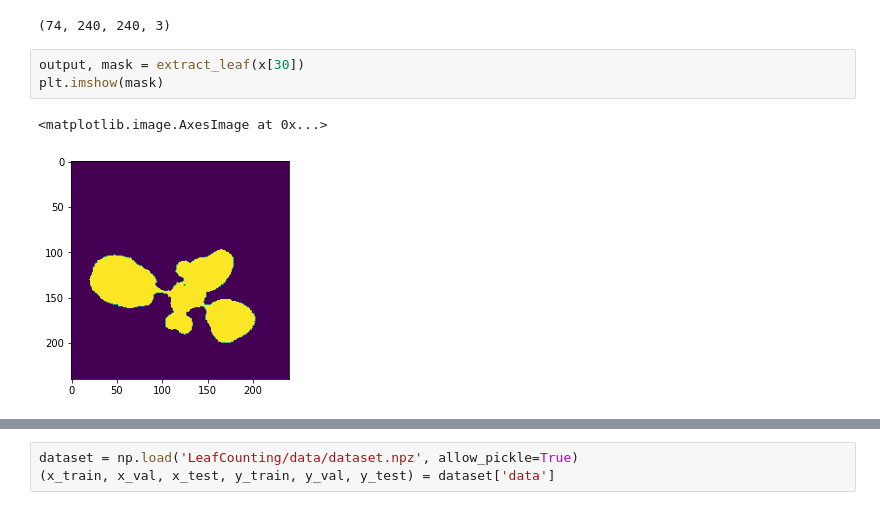
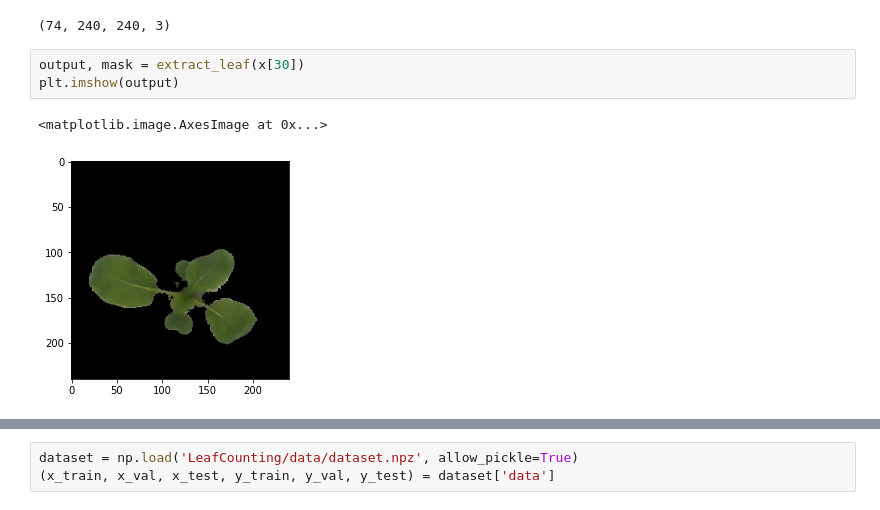
Before and after one commit to zhangjiahui56/WebApp, a Jupyter notebook: leaf_area_test.ipynb, the cells around one changed output, grey strips where cells are left out. Saved outputs shown, nothing was run; the diff lists cells and outputs as text.

```diff
--- a/leaf_area_test.ipynb
+++ b/leaf_area_test.ipynb
@@ -16,10 +16,10 @@ x.shape
 (74, 240, 240, 3)
 # %%
 output, mask = extract_leaf(x[30])
-plt.imshow(mask)
+plt.imshow(output)
 # %% [output]
 <matplotlib.image.AxesImage at 0x...>
-[figure, old version]
+[figure, new version]
 # %%
 print(calculate_leaf_area("E:/Dataset/A5/rgb_00_009_05.png"))
 # %% [output]
```
Also changed, not shown: parts of 8 cells of this notebook, 3 other files.
